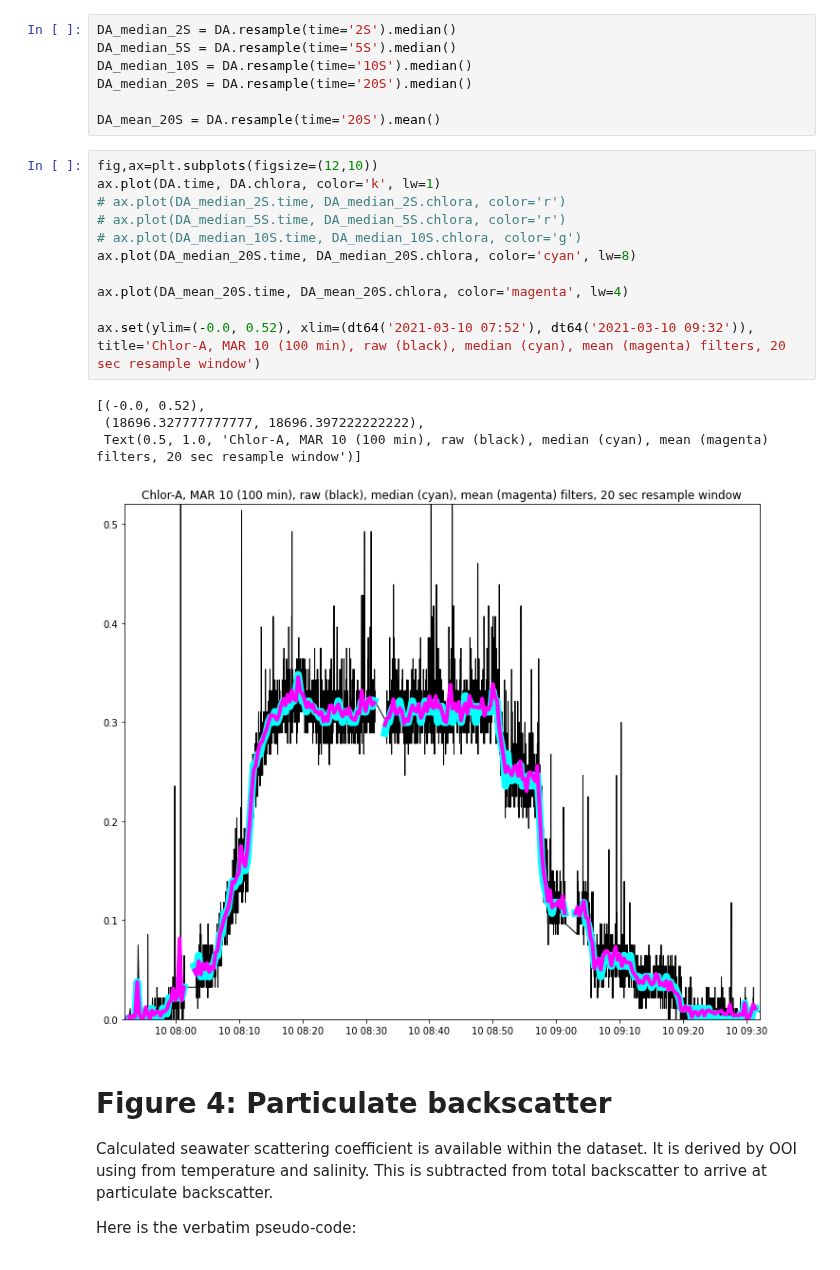
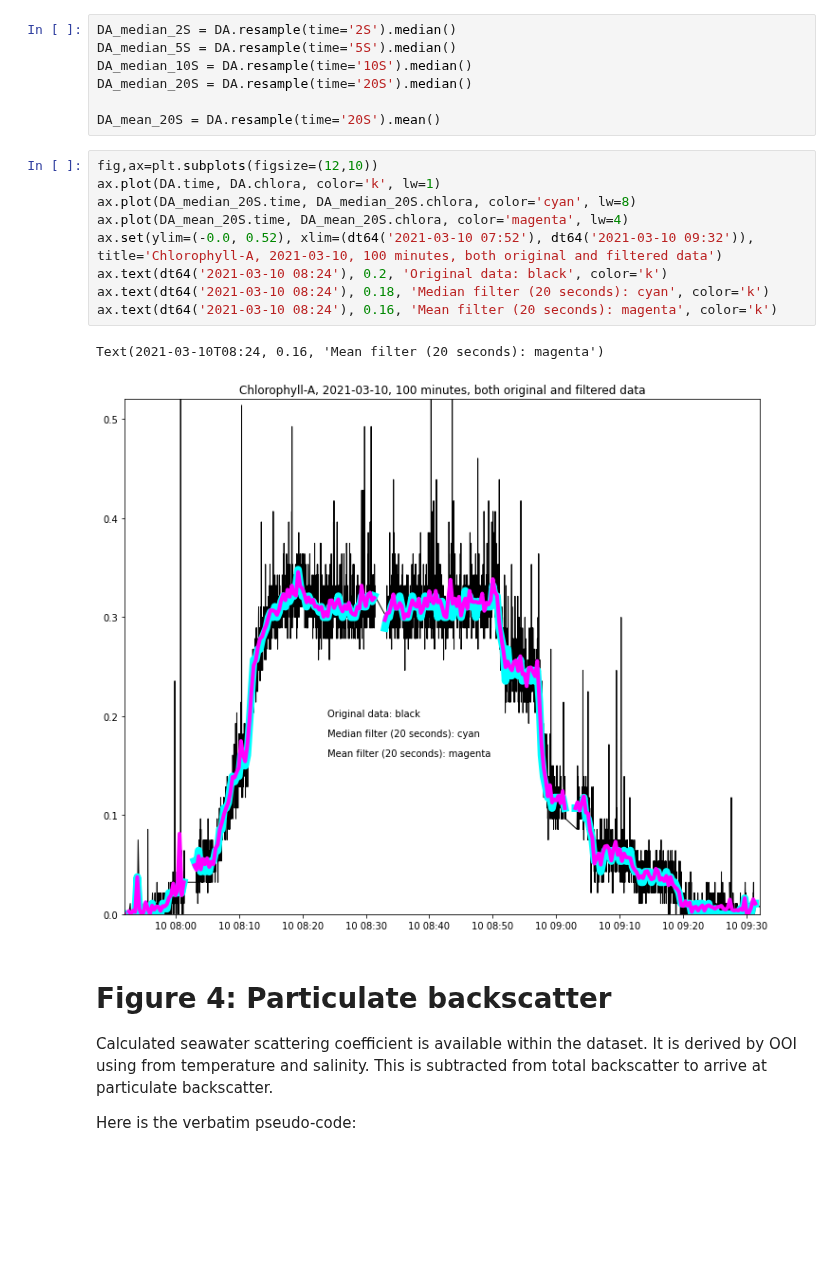
Before and after one commit to robfatland/ocean, a Jupyter notebook: DataQualityGuideNotebook.ipynb, the cells around one changed output. Cells and saved outputs as stored; diff of their text form; blank space fills up the shorter version.

```diff
--- a/DataQualityGuideNotebook.ipynb
+++ b/DataQualityGuideNotebook.ipynb
@@ -437,19 +426,15 @@ DA_mean_20S = DA.resample(time='20S').mean()
 # %%
 fig,ax=plt.subplots(figsize=(12,10))
 ax.plot(DA.time, DA.chlora, color='k', lw=1)
-# ax.plot(DA_median_2S.time, DA_median_2S.chlora, color='r')
-# ax.plot(DA_median_5S.time, DA_median_5S.chlora, color='r')
-# ax.plot(DA_median_10S.time, DA_median_10S.chlora, color='g')
 ax.plot(DA_median_20S.time, DA_median_20S.chlora, color='cyan', lw=8)
-
 ax.plot(DA_mean_20S.time, DA_mean_20S.chlora, color='magenta', lw=4)
-
-ax.set(ylim=(-0.0, 0.52), xlim=(dt64('2021-03-10 07:52'), dt64('2021-03-10 09:32')), title='Chlor-A, MAR 10 (100 min), raw (black), median (cyan), mean (magenta) filters, 20 sec resample window')
+ax.set(ylim=(-0.0, 0.52), xlim=(dt64('2021-03-10 07:52'), dt64('2021-03-10 09:32')), title='Chlorophyll-A, 2021-03-10, 100 minutes, both original and filtered data')
+ax.text(dt64('2021-03-10 08:24'), 0.2, 'Original data: black', color='k')
+ax.text(dt64('2021-03-10 08:24'), 0.18, 'Median filter (20 seconds): cyan', color='k')
+ax.text(dt64('2021-03-10 08:24'), 0.16, 'Mean filter (20 seconds): magenta', color='k')
 # %% [output]
-[(-0.0, 0.52),
- (18696.327777777777, 18696.397222222222),
- Text(0.5, 1.0, 'Chlor-A, MAR 10 (100 min), raw (black), median (cyan), mean (magenta) filters, 20 sec resample window')]
+Text(2021-03-10T08:24, 0.16, 'Mean filter (20 seconds): magenta')
-[figure, old version]
+[figure, new version]
 # %% [markdown]
 # Figure 4: Particulate backscatter
 
```
Also changed, not shown: parts of 17 cells of this notebook, 3 other files.
